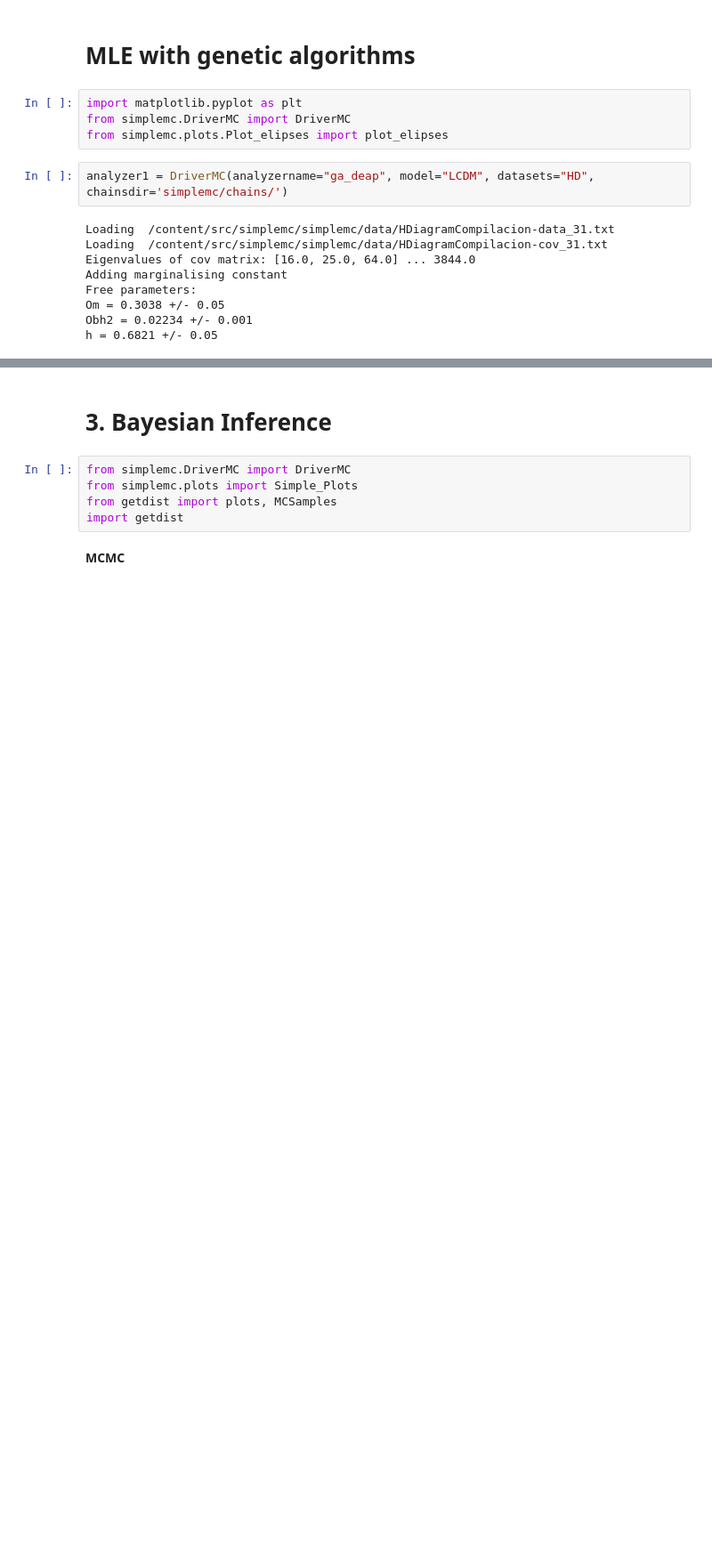
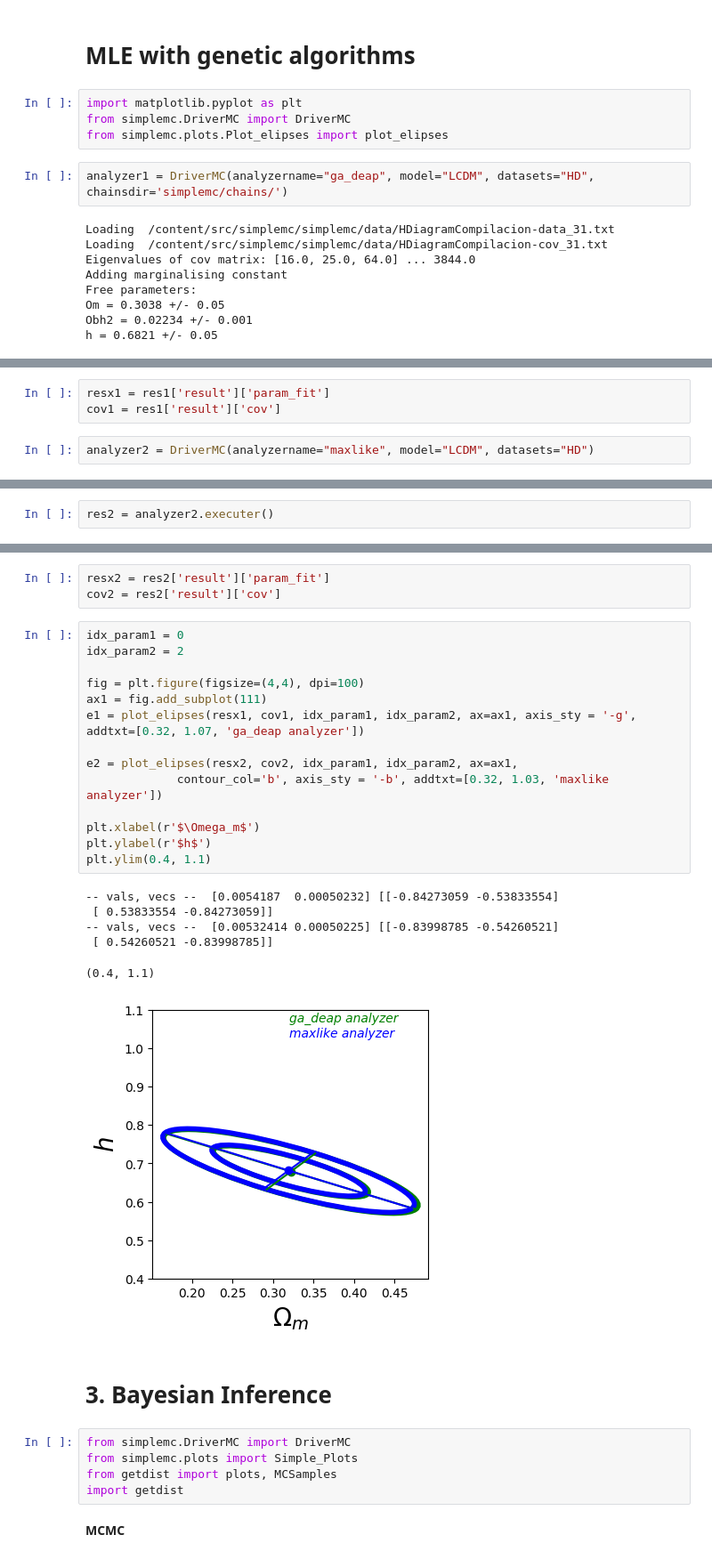
Before and after one commit to igomezv/simplemc_workshop, a Jupyter notebook: simplemc_colab.ipynb, the cells around one changed output, grey strips where cells are left out. Shown: that part at 89% size. Cells and saved outputs as stored; diff of their text form; blank space fills up the shorter version.

```diff
--- a/simplemc_colab.ipynb
+++ b/simplemc_colab.ipynb
@@ -177,0 +185,5 @@ Information criterions:
+# %%
+resx1 = res1['result']['param_fit']
+cov1 = res1['result']['cov']
+# %%
+analyzer2 = DriverMC(analyzername="maxlike", model="LCDM", datasets="HD")
@@ -177,0 +199,2 @@ Information criterions:
+# %%
+res2 = analyzer2.executer()
@@ -178,3 +222,27 @@ Information criterions:
+# %%
+resx2 = res2['result']['param_fit']
+cov2 = res2['result']['cov']
+# %%
+idx_param1 = 0
+idx_param2 = 2
+
+fig = plt.figure(figsize=(4,4), dpi=100)
+ax1 = fig.add_subplot(111)
+e1 = plot_elipses(resx1, cov1, idx_param1, idx_param2, ax=ax1, axis_sty = '-g', addtxt=[0.32, 1.07, 'ga_deap analyzer'])
+
+e2 = plot_elipses(resx2, cov2, idx_param1, idx_param2, ax=ax1,
+             contour_col='b', axis_sty = '-b', addtxt=[0.32, 1.03, 'maxlike analyzer'])
+
+plt.xlabel(r'$\Omega_m$')
+plt.ylabel(r'$h$')
+plt.ylim(0.4, 1.1)
+# %% [output]
+-- vals, vecs --  [0.0054187  0.00050232] [[-0.84273059 -0.53833554]
+ [ 0.53833554 -0.84273059]]
+-- vals, vecs --  [0.00532414 0.00050225] [[-0.83998785 -0.54260521]
+ [ 0.54260521 -0.83998785]]
+(0.4, 1.1)
+[figure, added]
 # %% [markdown]
 # 3. Bayesian Inference
 # %%
```
Also changed, not shown: parts of 36 cells of this notebook.
